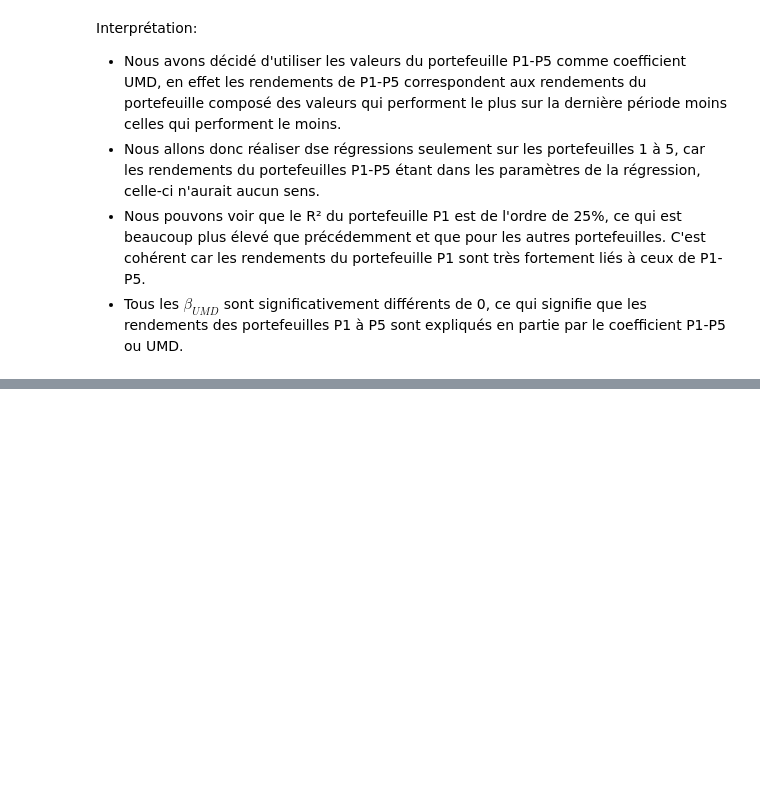
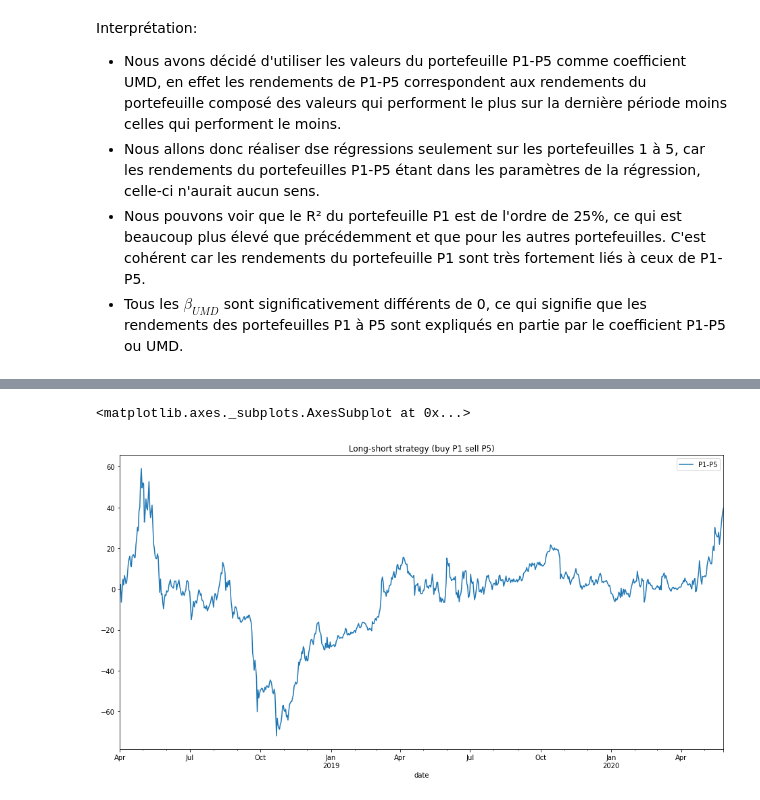
Before and after one commit to zhujoel/crypto_strategy, a Jupyter notebook: ProjetSIAQ.ipynb, the cells around one changed output, grey strips where cells are left out. Cells and saved outputs as stored; diff of their text form; code cells hidden in the pictures; blank space fills up the shorter version.

```diff
--- a/ProjetSIAQ.ipynb
+++ b/ProjetSIAQ.ipynb
@@ -548,0 +775,8 @@ Interprétation:
+# %%
+# Long-short strategy
+ptf_values1 = get_portfolio_values(initial_value, horizon, formatted_dates, rebalancing_dates, crypto_prices, 1)
+ptf_values5 = get_portfolio_values(initial_value, horizon, formatted_dates, rebalancing_dates, crypto_prices, 5)
+long_short = long_short_strategy(ptf_values1, ptf_values5)
+
+long_short_df = pd.DataFrame(data = {'date': formatted_dates, 'P1-P5': long_short})
+long_short_df.set_index('date', inplace=True)
@@ -548,0 +790,5 @@ Interprétation:
+# %%
+long_short_df.plot(figsize=(16,8), title="Long-short strategy (buy P1 sell P5)")
+# %% [output]
+<matplotlib.axes._subplots.AxesSubplot at 0x...>
+[figure, added]
```
Also changed, not shown: parts of 37 cells of this notebook.
